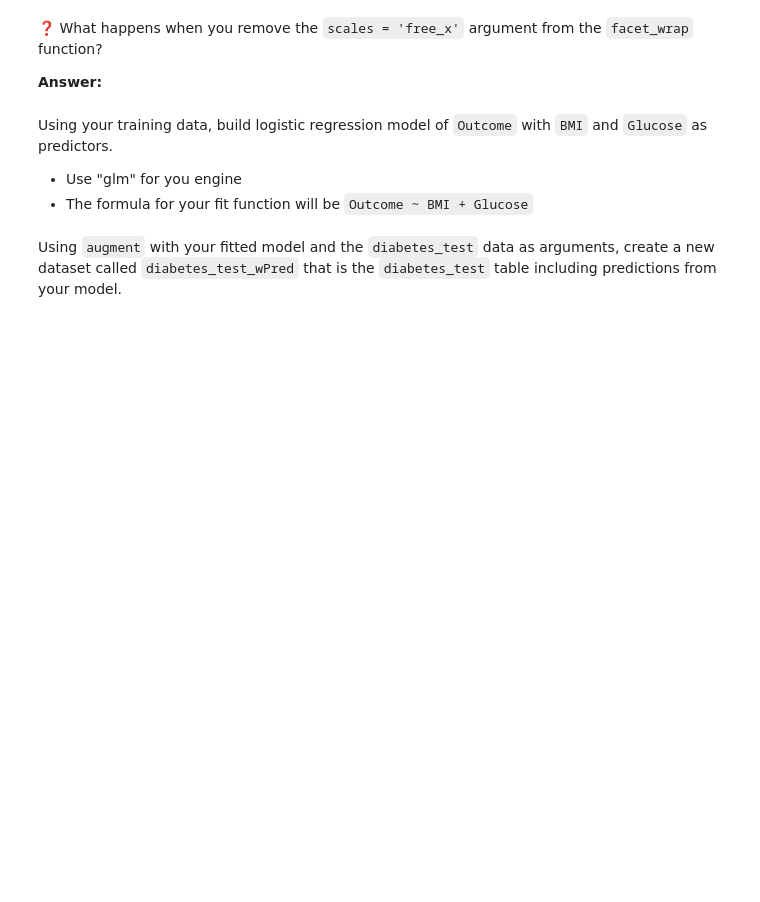
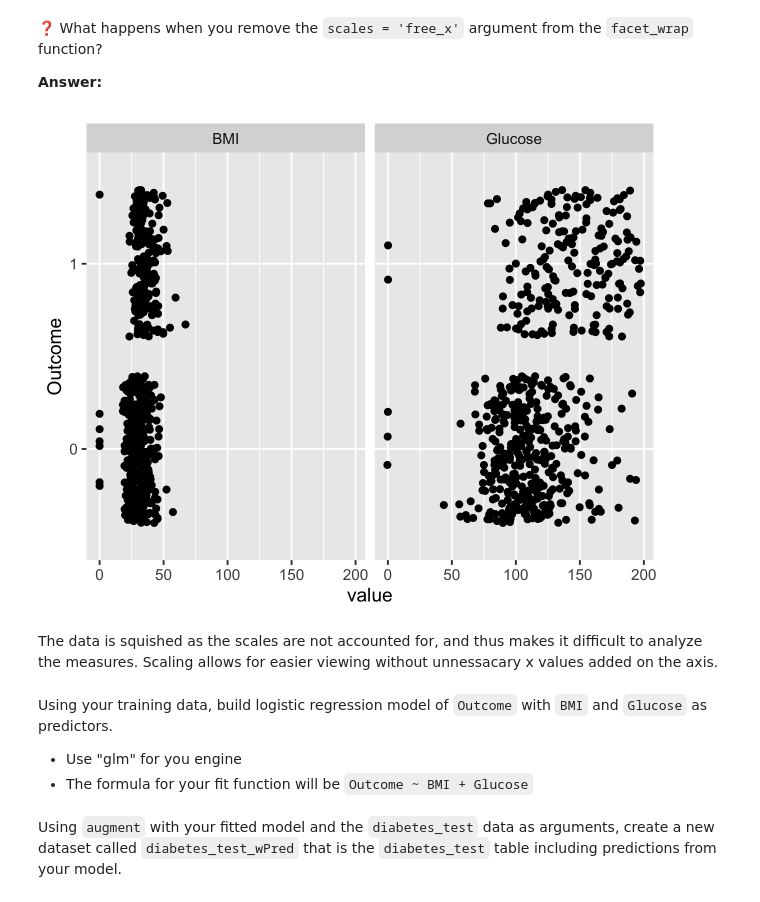
Before and after one commit to kaival1524/a04, a Jupyter notebook: assignment5.ipynb, the cells around one changed output. Drawn from its saved outputs; the diff is of its cells as text; code cells hidden in the pictures; blank space fills up the shorter version.

```diff
--- a/assignment5.ipynb
+++ b/assignment5.ipynb
@@ -120,6 +121,16 @@ ggplot(plot_df, aes(x = value, y = Outcome)) +
 ❓ What happens when you remove the `scales = 'free_x'` argument from the `facet_wrap` function?
 
 **Answer:**
+# %%
+ggplot(plot_df, aes(x = value, y = Outcome)) +
+  geom_jitter() +
+  facet_wrap(~name, ncol = 2)
+# %% [output]
+[figure, added]
+# %% [markdown]
+The data is squished as the scales are not accounted for, and thus makes it difficult to
+analyze the measures. Scaling allows for easier viewing without unnessacary x
+values added on the axis.
 # %% [markdown]
 Using your training data, build logistic regression model of `Outcome` with `BMI` and `Glucose` as predictors.
 - Use "glm" for you engine
```
Also changed, not shown: parts of 9 cells of this notebook.
